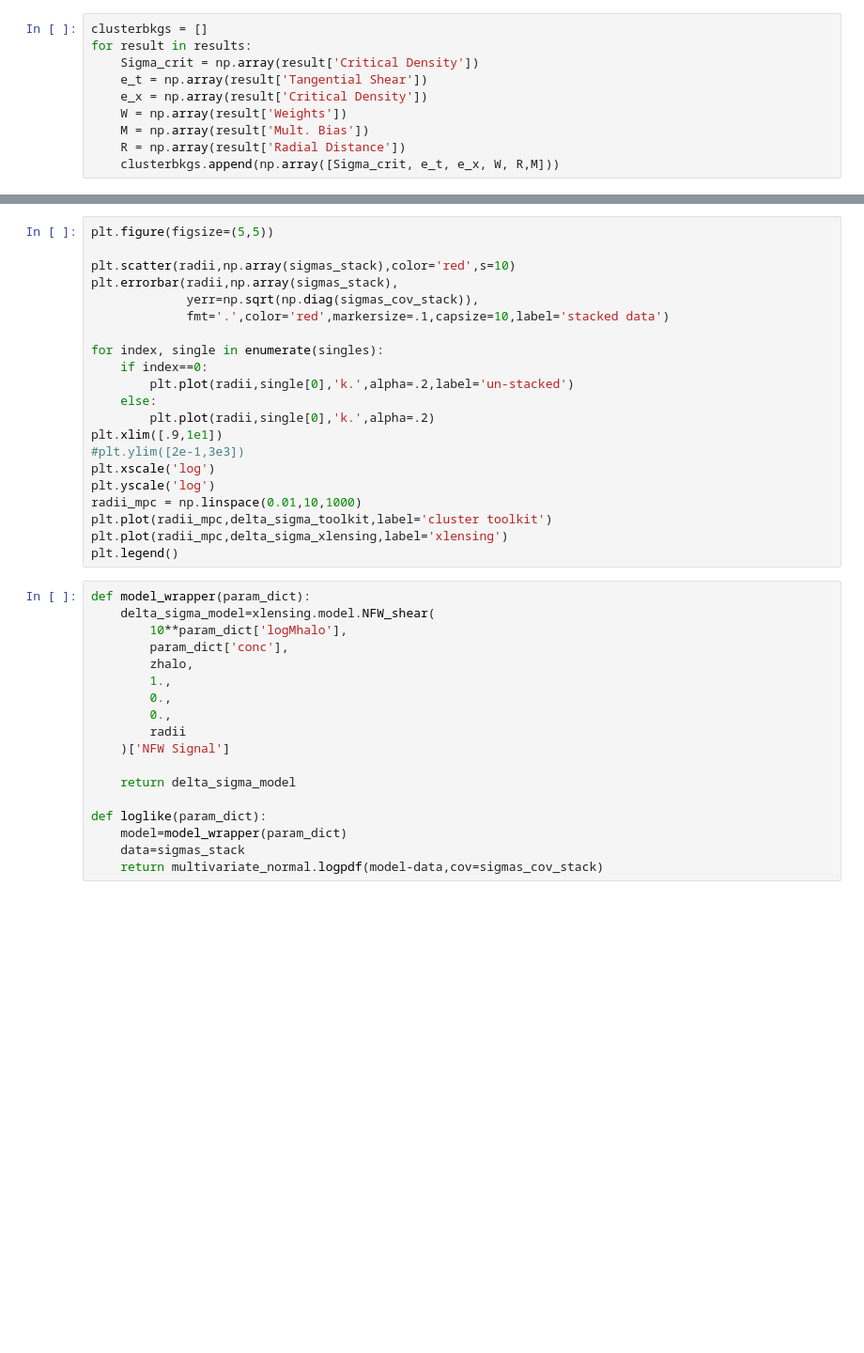
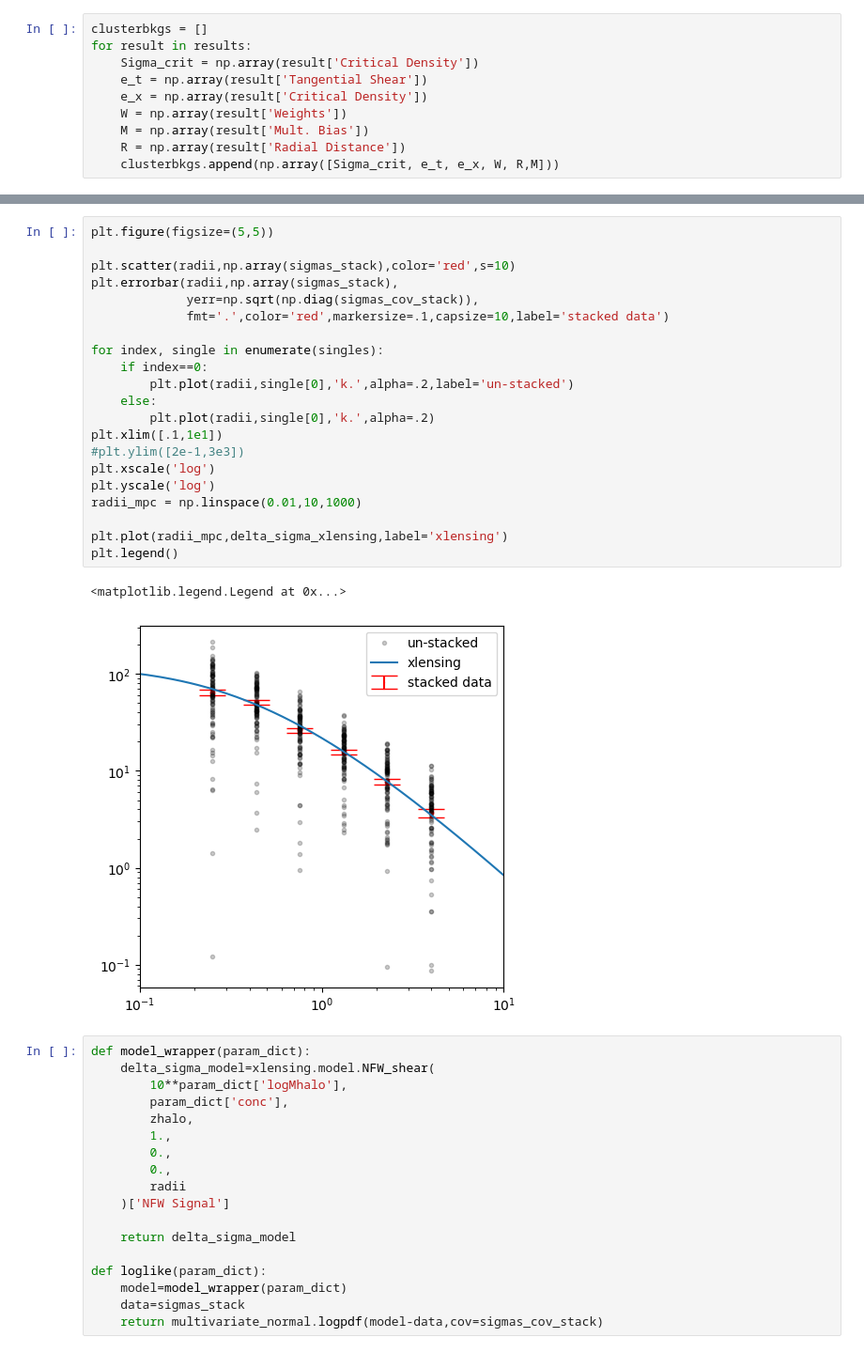
Before and after one commit to andrevitorelli/destacking, a Jupyter notebook: notebooks/prototype_destacking.ipynb, the cells around one changed output, grey strips where cells are left out. Shown at 94% size. Drawn from its saved outputs; the diff is of its cells as text; blank space fills up the shorter version.

Commit message:
multi single cluster test

```diff
--- a/notebooks/prototype_destacking.ipynb
+++ b/notebooks/prototype_destacking.ipynb
@@ -561,24 +621,27 @@ for bkg in tqdm.tqdm(clusterbkgs):
 # %%
 plt.figure(figsize=(5,5))
 
 plt.scatter(radii,np.array(sigmas_stack),color='red',s=10)
 plt.errorbar(radii,np.array(sigmas_stack),
              yerr=np.sqrt(np.diag(sigmas_cov_stack)),
              fmt='.',color='red',markersize=.1,capsize=10,label='stacked data')
 
 for index, single in enumerate(singles):
     if index==0:
         plt.plot(radii,single[0],'k.',alpha=.2,label='un-stacked')
     else:
         plt.plot(radii,single[0],'k.',alpha=.2)
-plt.xlim([.9,1e1])
+plt.xlim([.1,1e1])
 #plt.ylim([2e-1,3e3])
 plt.xscale('log')
 plt.yscale('log')
 radii_mpc = np.linspace(0.01,10,1000)
-plt.plot(radii_mpc,delta_sigma_toolkit,label='cluster toolkit')
+
 plt.plot(radii_mpc,delta_sigma_xlensing,label='xlensing')
 plt.legend()
+# %% [output]
+<matplotlib.legend.Legend at 0x...>
+[figure, added]
 # %%
 def model_wrapper(param_dict):
     delta_sigma_model=xlensing.model.NFW_shear(
```
Also changed, not shown: parts of 19 cells of this notebook.
